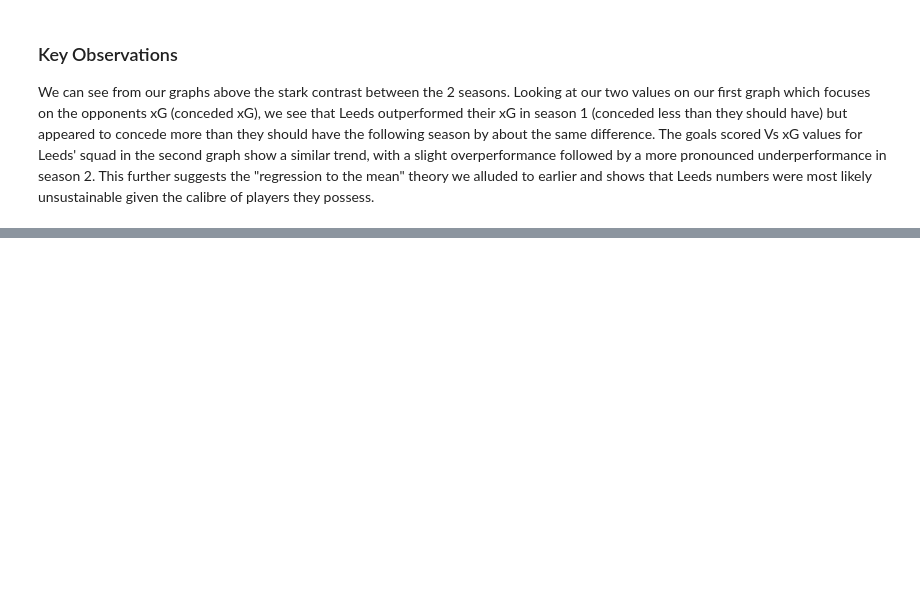
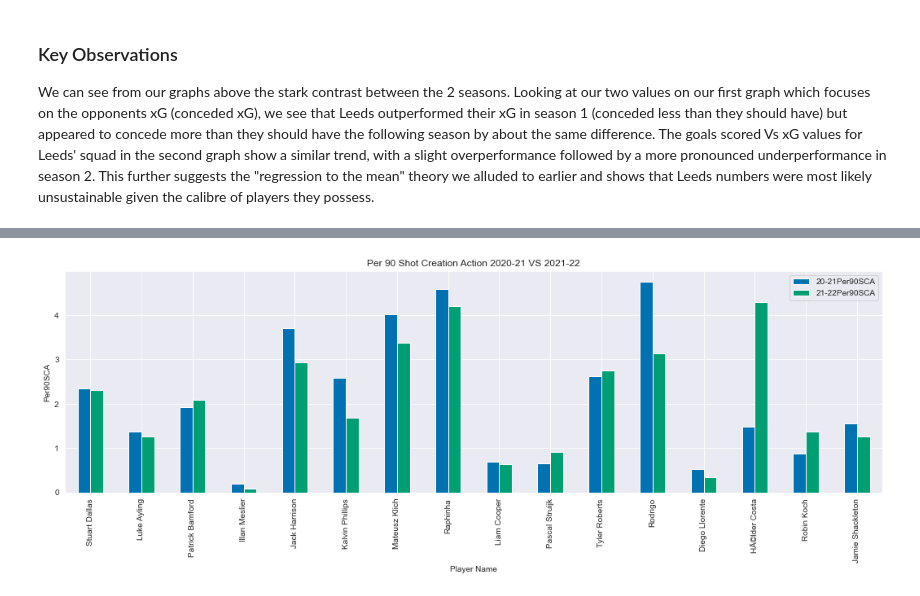
Before and after one commit to kiansweeney11/xg-data-analysis, a Jupyter notebook: leeds-comparison.ipynb, the cells around one changed output, grey strips where cells are left out. Cells and saved outputs as stored; diff of their text form; code cells hidden in the pictures; blank space fills up the shorter version.

```diff
--- a/leeds-comparison.ipynb
+++ b/leeds-comparison.ipynb
@@ -536,0 +554,36 @@ We can see from our graphs above the stark contrast between the 2 seasons. Looki
+# %%
+shotcreate_firstseason1 = shotcreate_firstseason[['Player', 'Pos', 'SCA', 'SCA90', 'GCA', 'GCA90']]
+shotcreate_secondseason2 = shotcreate_secondseason[['Player', 'Pos', 'SCA', 'SCA90', 'GCA', 'GCA90']]
+# %%
+shotcreate_firstseason1 = shotcreate_firstseason1[:-1]
+shotcreate_secondseason2 = shotcreate_secondseason2[:-1]
+# %%
+shotcreate1 = list(shotcreate_firstseason1['Player'])
+shotcreate2 = list(shotcreate_secondseason2['Player'])
+shotcreatedict1 = {}
+shotcreatedict2 = {}
+for i in range(len(shotcreate1)):
+    if shotcreate1[i] in shotcreate2:
+        shotcreatedict1[shotcreate1[i]] = shotcreate_firstseason1.loc[shotcreate_firstseason1['Player'] == shotcreate1[i], "SCA90"].item()
+        shotcreatedict2[shotcreate1[i]] = shotcreate_secondseason2.loc[shotcreate_secondseason2['Player'] == shotcreate1[i], "SCA90"].item()
+    else:
+        continue
+
+firstseasonsca = pd.DataFrame.from_dict(shotcreatedict1, orient = 'index')
+firstseasonsca = firstseasonsca.reset_index()
+firstseasonsca.rename(columns = {'index': 'Name', 0: '20-21Per90SCA'}, inplace = True)
+secondseasonsca = pd.DataFrame.from_dict(shotcreatedict2, orient = 'index')
+secondseasonsca = secondseasonsca.reset_index()
+secondseasonsca.rename(columns = {'index': 'Name', 0: '21-22Per90SCA'}, inplace = True)
+# %%
+resultsca = pd.merge(firstseasonsca, secondseasonsca, on = ["Name"])
+# %%
+plt.rcParams["figure.figsize"] = (18,5)
+plt.style.use('seaborn-colorblind')
+data_chart = resultsca.set_index('Name').plot.bar()
+data_chart.set_xlabel('Player Name')
+data_chart.set_ylabel('Per90SCA')
+data_chart.set_title('Per 90 Shot Creation Action 2020-21 VS 2021-22')
+plt.show()
+# %% [output]
+[figure, added]
```
Also changed, not shown: parts of 8 cells of this notebook.
